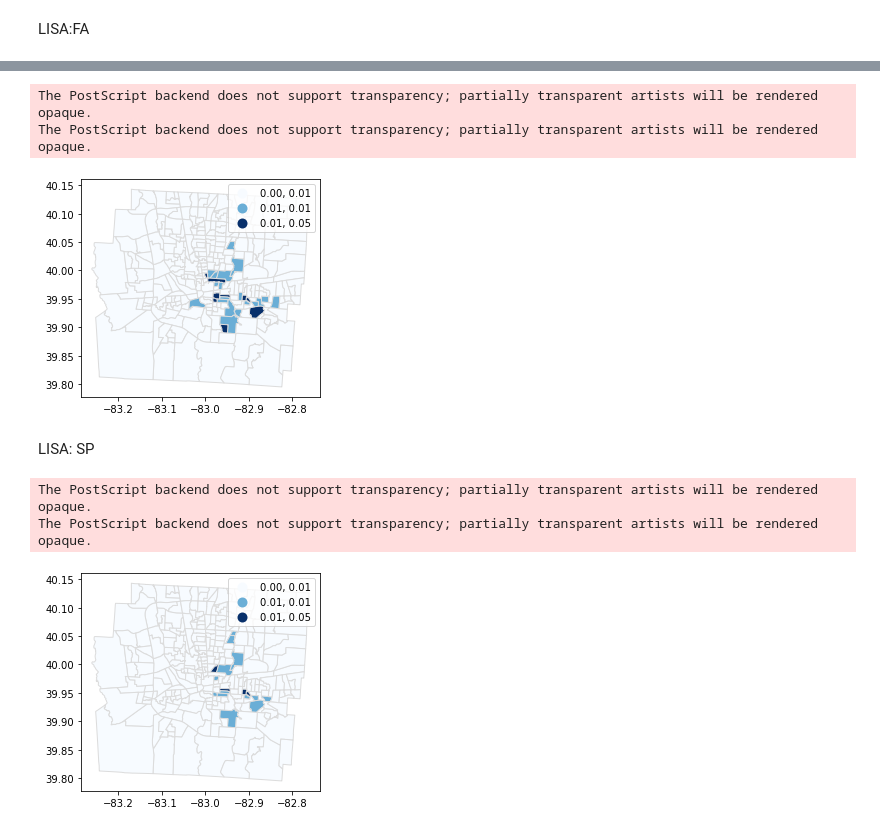
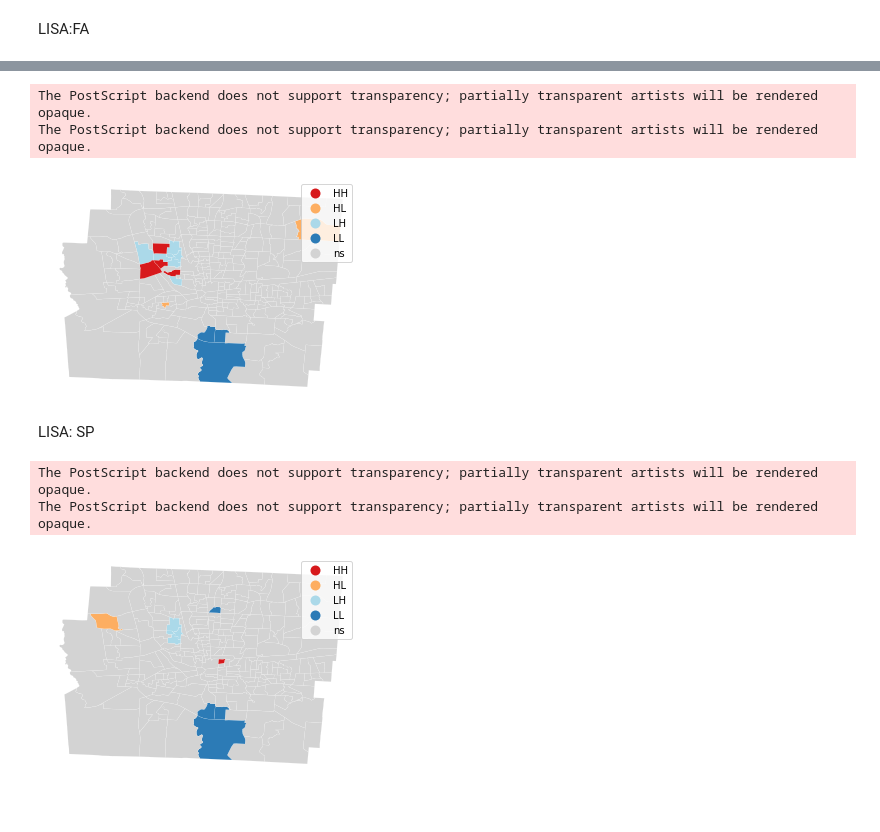
Before and after one commit to linyuehzzz/privacy-framework, a Jupyter notebook: set-coverage-exact-k.ipynb, the cells around one changed output, grey strips where cells are left out. Drawn from its saved outputs; the diff is of its cells as text; code cells hidden in the pictures.

```diff
--- a/set-coverage-exact-k.ipynb
+++ b/set-coverage-exact-k.ipynb
@@ -570,28 +588,19 @@ import geopandas as gpd
 from pysal.lib import weights
 from pysal.explore import esda
 import matplotlib.pyplot as plt  # Graphics
+from splot.esda import lisa_cluster
 
+np.random.seed(0)
 filename_gdf = 'data/franklin_tract10.json'
 gdf = gpd.read_file(filename_gdf)
 merged_fa = gdf.set_index('GEOID10').join(hist2.set_index('TRACT'))
-merged_fa["0101_pct_before"] = merged_fa["0100"]/(merged_fa["0000"]+merged_fa["0100"]+merged_fa["0200"]+merged_fa["0300"]+merged_fa["0400"]+merged_fa["0500"]+merged_fa["0600"]+merged_fa["0001"]+merged_fa["0101"]+merged_fa["0201"]+merged_fa["0301"]+merged_fa["0401"]+merged_fa["0501"]+merged_fa["0601"]) * 100
+merged_fa["0101_pct_before"] = merged_fa["0200"]/(merged_fa["0000"]+merged_fa["0100"]+merged_fa["0200"]+merged_fa["0300"]+merged_fa["0400"]+merged_fa["0500"]+merged_fa["0600"]+merged_fa["0001"]+merged_fa["0101"]+merged_fa["0201"]+merged_fa["0301"]+merged_fa["0401"]+merged_fa["0501"]+merged_fa["0601"]) * 100
 merged_fa = merged_fa.sort_index()
 
 gdf['GEOID10'] = gdf['GEOID10'].astype(str)
 w = weights.distance.KNN.from_dataframe(gdf, k=20)
 w.transform = 'R'
 lisa = esda.moran.Moran_Local(merged_fa["0101_pct_before"], w)
-merged_fa["lisa_before"] = lisa.Is
-
-# # Assign new column with local statistics on-the-fly
-# merged_fa.assign(Is=lisa.Is).plot(
-#     column='lisa_before',
-#     cmap='plasma',
-#     scheme='quantiles',
-#     k=5,
-#     edgecolor='white',
-#     linewidth=0.1,
-#     alpha=0.75,
-#     legend=True
-# )
+fig = lisa_cluster(lisa, gdf)
+plt.savefig('plot/lisa_original.eps', format='eps')
 # %% [output]
@@ -601,6 +612,7 @@ PROJ: proj_create_from_database: Cannot find proj.db
 import csv
 import numpy as np
 import geopandas as gpd
+from splot.esda import lisa_cluster
 
 with open('data/theta/SCM-FA.csv', newline='') as f:
     reader = csv.reader(f)
@@ -630,41 +642,38 @@ for k2 in range(K2):
     for i in range(I):
         for j in range(I):
             sum1, sum2 = 0, 0
             for k in range(K):
                 sum1 += Q2[k2, k] * theta_fa[i, j, k] * A[i, k]
                 sum2 += Q2[k2, k] * A[i, k]
             theta2_fa[i, j, k2] = sum1 / sum2
 theta2_fa[~np.isfinite(theta2_fa)] = 0
 
 A2 = hist2.iloc[:,1:].to_numpy()
 A2_fa = np.empty([I, K2])
 for k2 in range(K2):
     for j in range(I):
         sum = 0
         for i in range(I):
             sum += theta2_fa[i, j, k2] * A2[i, k2]
         A2_fa[j, k2] = sum
 
 A2_fa = pd.DataFrame(A2_fa)
 A2_fa["TRACT"] = hist2["TRACT"]
 merged_fa = merged_fa.join(A2_fa.set_index('TRACT'))
-merged_fa["0101_pct_after"] = merged_fa[1]/(merged_fa[0]+merged_fa[1]+merged_fa[2]+merged_fa[3]+merged_fa[4]+merged_fa[5]+merged_fa[6]+merged_fa[7]+merged_fa[8]+merged_fa[9]+merged_fa[10]+merged_fa[11]+merged_fa[12]+merged_fa[13]) * 100
+merged_fa["0101_pct_after"] = merged_fa[2]/(merged_fa[0]+merged_fa[1]+merged_fa[2]+merged_fa[3]+merged_fa[4]+merged_fa[5]+merged_fa[6]+merged_fa[7]+merged_fa[8]+merged_fa[9]+merged_fa[10]+merged_fa[11]+merged_fa[12]+merged_fa[13]) * 100
 merged_fa['0101_pct_after'] = merged_fa['0101_pct_after'].fillna(0)
 merged_fa = merged_fa.sort_index()
 
 gdf['GEOID10'] = gdf['GEOID10'].astype(str)
 w = weights.distance.KNN.from_dataframe(gdf, k=20)
 w.transform = 'R'
-lisa = esda.moran.Moran_Local(merged_fa["0101_pct_after"], w)
-merged_fa["lisa_after"] = lisa.Is
-
-merged_fa["lisa_dif"] = abs(merged_fa["lisa_after"] - merged_fa["lisa_before"])
-merged_fa.plot(column=merged_fa["lisa_dif"], scheme='UserDefined', classification_kwds={'bins':[0.005, 0.01, 0.05]}, cmap='Blues', edgecolor='gainsboro', legend=True)
-plt.savefig('plot/lisa_scm_v1.eps', format='eps')
+lisa_fa = esda.moran.Moran_Local(merged_fa["0101_pct_after"], w)
+fig = lisa_cluster(lisa_fa, gdf)
+plt.savefig('plot/lisa_scm_fa.eps', format='eps')
 # %% [output]
 The PostScript backend does not support transparency; partially transparent artists will be rendered opaque.
 The PostScript backend does not support transparency; partially transparent artists will be rendered opaque.
-[figure, old version]
+[figure, new version]
 # %% [markdown]
 LISA: SP
 # %%
@@ -702,6 +699,7 @@ merged_sp["lisa_before"] = lisa.Is
 import csv
 import numpy as np
 import geopandas as gpd
+from splot.esda import lisa_cluster
 
 with open('data/theta/SCM-SP.csv', newline='') as f:
     reader = csv.reader(f)
@@ -749,20 +747,17 @@ for k2 in range(K2):
 A2_sp = pd.DataFrame(A2_sp)
 A2_sp["TRACT"] = hist2["TRACT"]
 merged_sp = merged_sp.join(A2_sp.set_index('TRACT'))
-merged_sp["0101_pct_after"] = merged_sp[1]/(merged_sp[0]+merged_sp[1]+merged_sp[2]+merged_sp[3]+merged_sp[4]+merged_sp[5]+merged_sp[6]+merged_sp[7]+merged_sp[8]+merged_sp[9]+merged_sp[10]+merged_sp[11]+merged_sp[12]+merged_sp[13]) * 100
+merged_sp["0101_pct_after"] = merged_sp[2]/(merged_sp[0]+merged_sp[1]+merged_sp[2]+merged_sp[3]+merged_sp[4]+merged_sp[5]+merged_sp[6]+merged_sp[7]+merged_sp[8]+merged_sp[9]+merged_sp[10]+merged_sp[11]+merged_sp[12]+merged_sp[13]) * 100
 merged_sp['0101_pct_after'] = merged_sp['0101_pct_after'].fillna(0)
 merged_sp = merged_sp.sort_index()
 
 gdf['GEOID10'] = gdf['GEOID10'].astype(str)
 w = weights.distance.KNN.from_dataframe(gdf, k=20)
 w.transform = 'R'
-lisa = esda.moran.Moran_Local(merged_sp["0101_pct_after"], w)
-merged_sp["lisa_after"] = lisa.Is
-
-merged_sp["lisa_dif"] = abs(merged_sp["lisa_after"] - merged_sp["lisa_before"])
-merged_sp.plot(column=merged_sp["lisa_dif"], scheme='UserDefined', classification_kwds={'bins':[0.005, 0.01, 0.05]}, cmap='Blues', edgecolor='gainsboro', legend=True)
-plt.savefig('plot/lisa_scm_v2.eps', format='eps')
+lisa_sp = esda.moran.Moran_Local(merged_sp["0101_pct_after"], w)
+fig = lisa_cluster(lisa_sp, gdf)
+plt.savefig('plot/lisa_scm_sp.eps', format='eps')
 # %% [output]
 The PostScript backend does not support transparency; partially transparent artists will be rendered opaque.
 The PostScript backend does not support transparency; partially transparent artists will be rendered opaque.
-[figure, old version]
+[figure, new version]
```
Also changed, not shown: parts of 8 cells of this notebook, 20 other files.
